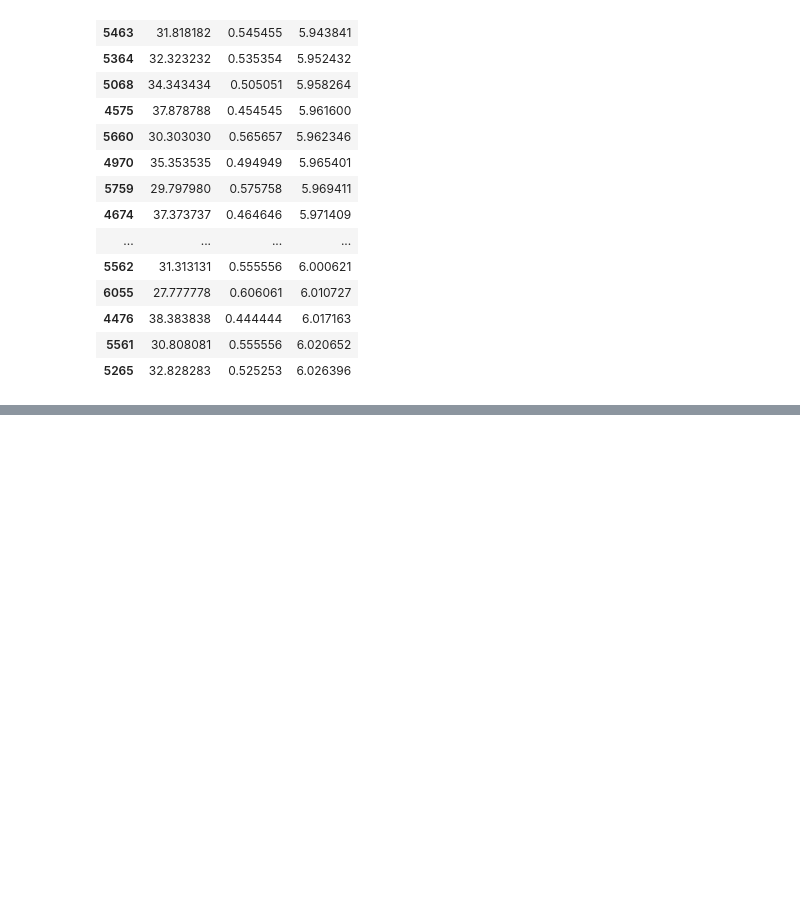
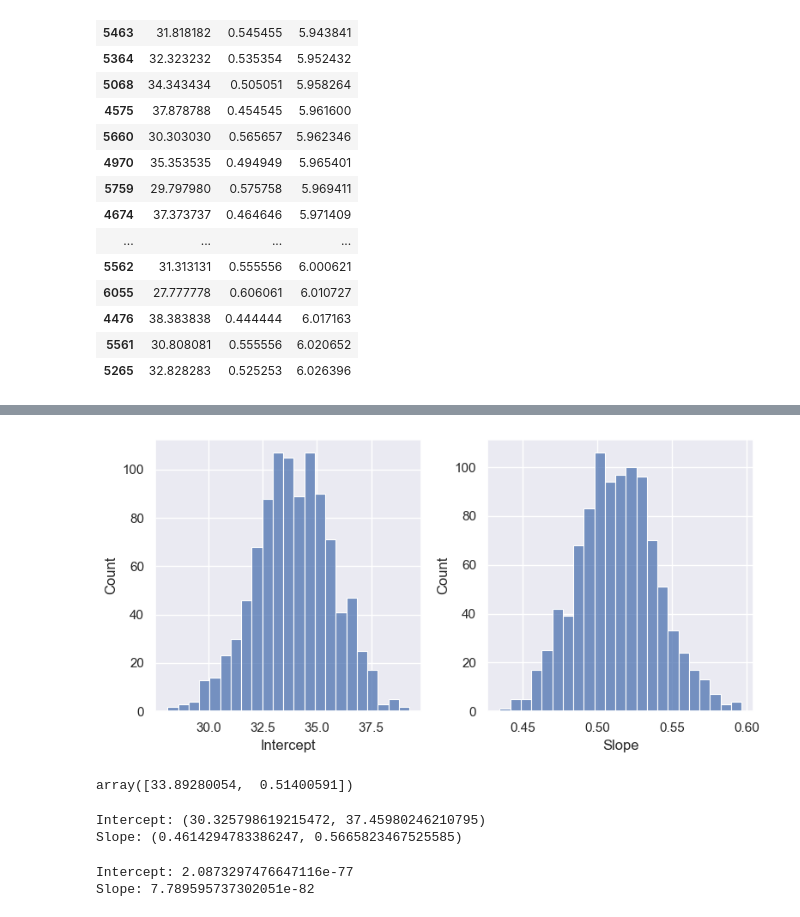
Before and after one commit to stanford-mse-125-2025/mse-125-2025-public, a Jupyter notebook: demos/simple_linear_regression.ipynb, the cells around one changed output, grey strips where cells are left out. Drawn from its saved outputs; the diff is of its cells as text; code cells hidden in the pictures; blank space fills up the shorter version.

```diff
--- a/demos/simple_linear_regression.ipynb
+++ b/demos/simple_linear_regression.ipynb
@@ -128,0 +147,16 @@ results.sort_values("mse").head(20)
+# %%
+n_bootstrap_samples = 1000
+boot_coefs = []
+
+for _ in range(n_bootstrap_samples):
+    # Sample with replacement
+    sample = data.sample(frac=1, replace=True)
+
+    # Fit the model
+    model = ols("Son ~ Father", data=sample).fit()
+
+    # Store the coefficients
+    boot_coefs.append(list(model.params))
+
+boot_coefs = pd.DataFrame(boot_coefs, columns=["Intercept", "Slope"])
+boot_coefs
@@ -128,0 +177,32 @@ results.sort_values("mse").head(20)
+# %%
+fig, axes = plt.subplots(1, 2, figsize=(8, 4))
+
+sns.histplot(data=boot_coefs, x="Intercept", ax=axes[0])
+sns.histplot(data=boot_coefs, x="Slope", ax=axes[1])
+
+plt.tight_layout()
+# %% [output]
+[figure, added]
+# %%
+point_estimates.values
+# %% [output]
+array([33.89280054,  0.51400591])
+# %%
+# Confidence intervals
+boot_ses = boot_coefs.std().values
+
+point_estimates = ols("Son ~ Father", data=data).fit().params.values
+z_stat = stats.norm.ppf(0.975)
+
+print(f"Intercept: ({point_estimates[0] - z_stat * boot_ses[0]}, {point_estimates[0] + z_stat * boot_ses[0]})")
+print(f"Slope: ({point_estimates[1] - z_stat * boot_ses[1]}, {point_estimates[1] + z_stat * boot_ses[1]})")
+# %% [output]
+Intercept: (30.325798619215472, 37.45980246210795)
+Slope: (0.4614294783386247, 0.5665823467525585)
+# %%
+# P-values for hypothesis that the coefficients are equal to 0
+print(f"Intercept: {2 * (stats.norm.cdf(-1 * np.abs(point_estimates[0] / boot_ses[0])))}")
+print(f"Slope: {2 * (stats.norm.cdf(-1 * np.abs(point_estimates[1] / boot_ses[1])))}")
+# %% [output]
+Intercept: 2.0873297476647116e-77
+Slope: 7.789595737302051e-82
```
Also changed, not shown: parts of 6 cells of this notebook.
